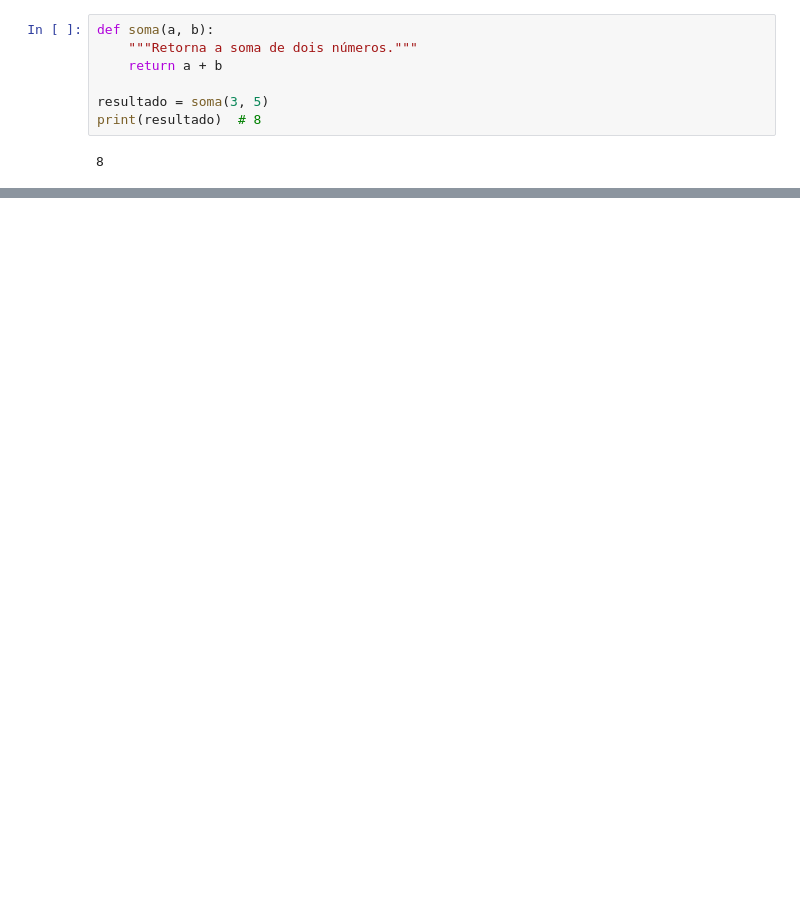
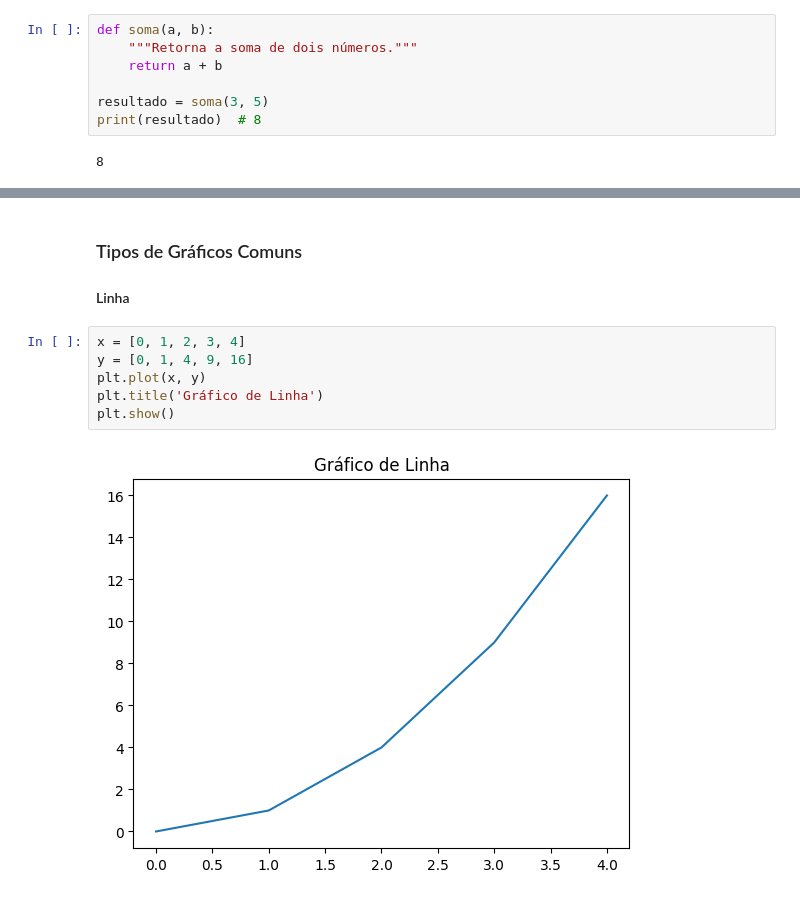
Before and after one commit to thiagorr162/prog-estat, a Jupyter notebook: notebooks/0-py.ipynb, the cells around one changed output, grey strips where cells are left out. Cells and saved outputs as stored; diff of their text form; blank space fills up the shorter version.

```diff
--- a/notebooks/0-py.ipynb
+++ b/notebooks/0-py.ipynb
@@ -374,0 +757,12 @@ print(resultado)  # 8
+# %% [markdown]
+### Tipos de Gráficos Comuns
+
+#### Linha
+# %%
+x = [0, 1, 2, 3, 4]
+y = [0, 1, 4, 9, 16]
+plt.plot(x, y)
+plt.title('Gráfico de Linha')
+plt.show()
+# %% [output]
+[figure, added]
```
Also changed, not shown: parts of 83 cells of this notebook.
